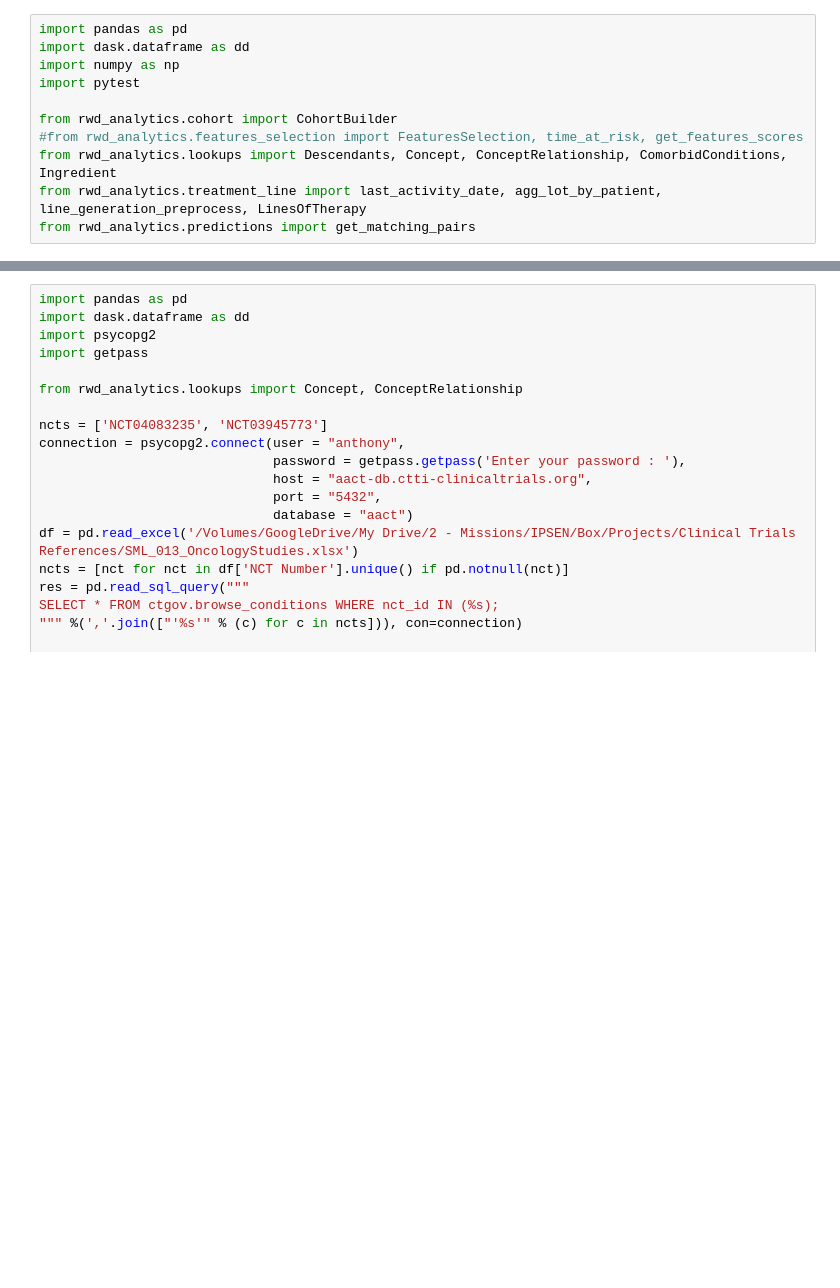
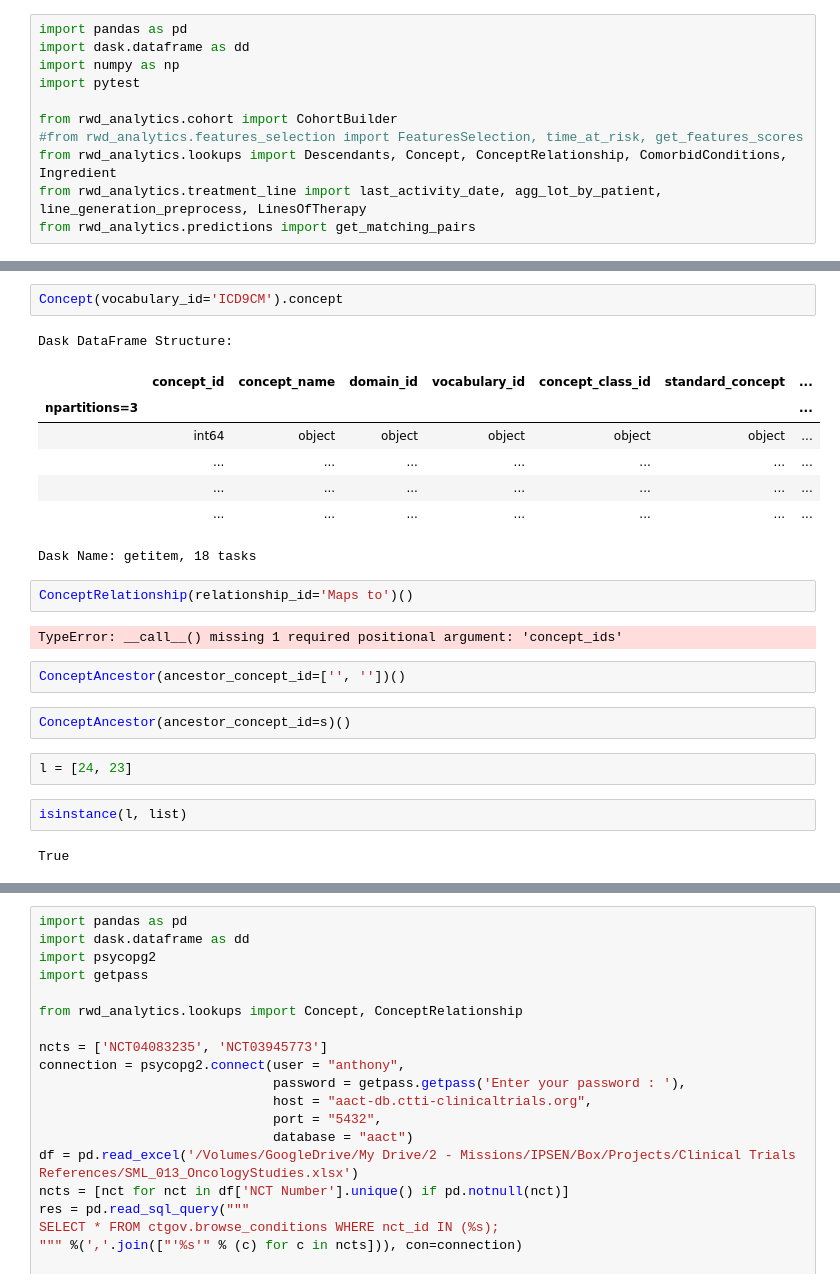
Before and after one commit to anthonydubois/rwd_analytics, a Jupyter notebook: notebooks/draft_notebook.ipynb, the cells around one changed output, grey strips where cells are left out. Cells and saved outputs as stored; diff of their text form; blank space fills up the shorter version.

```diff
--- a/notebooks/draft_notebook.ipynb
+++ b/notebooks/draft_notebook.ipynb
@@ -19,0 +43,25 @@ from rwd_analytics.predictions import get_matching_pairs
+# %%
+Concept(vocabulary_id='ICD9CM').concept
+# %% [output]
+Dask DataFrame Structure:
+|  | concept_id | concept_name | domain_id | vocabulary_id | concept_class_id | standard_concept | ... |
+| npartitions=3 |  |  |  |  |  |  | ... |
+|  | int64 | object | object | object | object | object | ... |
+|  | ... | ... | ... | ... | ... | ... | ... |
+|  | ... | ... | ... | ... | ... | ... | ... |
+|  | ... | ... | ... | ... | ... | ... | ... |
+Dask Name: getitem, 18 tasks
+# %%
+ConceptRelationship(relationship_id='Maps to')()
+# %% [output]
+TypeError: __call__() missing 1 required positional argument: 'concept_ids'
+# %%
+ConceptAncestor(ancestor_concept_id=['', ''])()
+# %%
+ConceptAncestor(ancestor_concept_id=s)()
+# %%
+l = [24, 23]
+# %%
+isinstance(l, list)
+# %% [output]
+True
```
Also changed, not shown: parts of 4 cells of this notebook, 2 other files.
